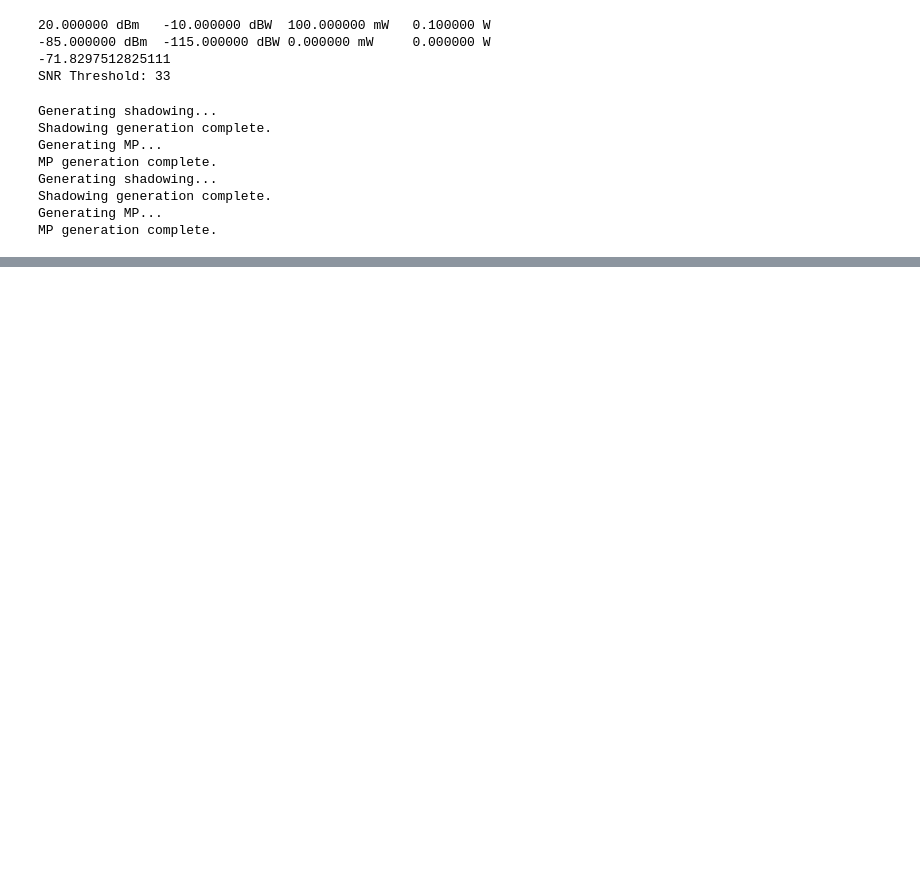
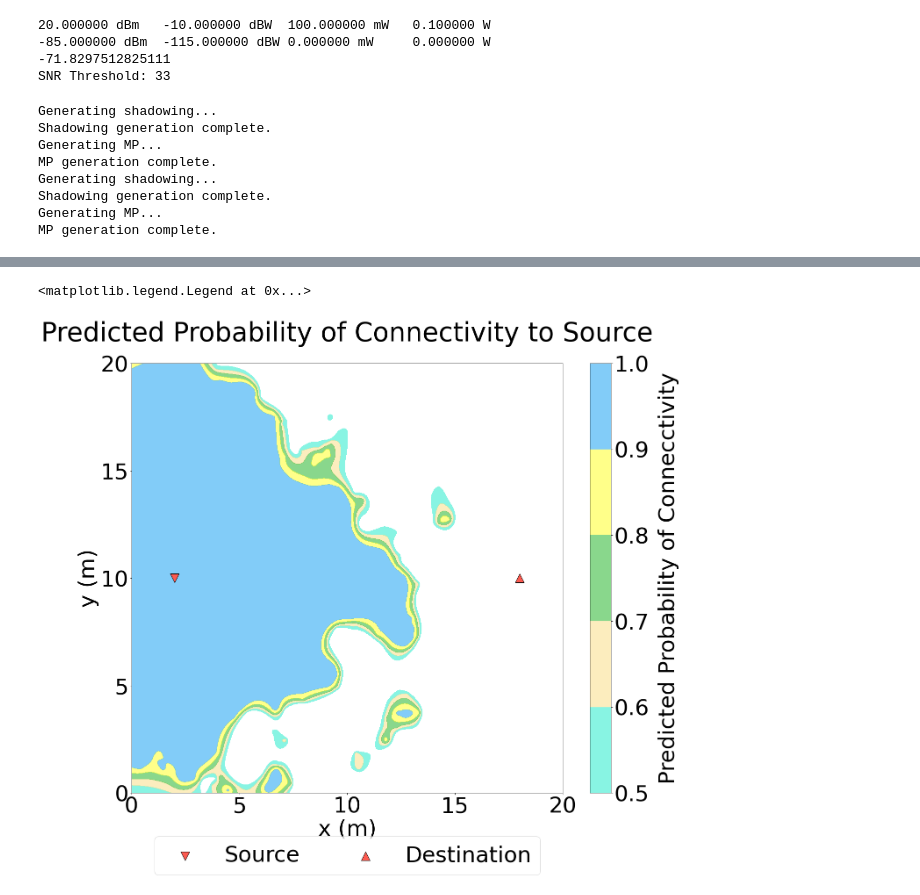
Before and after one commit to zhiyunjiang/CommMotionPlanning, a Jupyter notebook: python/touring_relay/Fig - regional decomposition.ipynb, the cells around one changed output, grey strips where cells are left out. Saved outputs shown, nothing was run; the diff lists cells and outputs as text; code cells hidden in the pictures; blank space fills up the shorter version.

```diff
--- a/python/touring_relay/Fig - regional decomposition.ipynb
+++ b/python/touring_relay/Fig - regional decomposition.ipynb
@@ -195,0 +250,26 @@ Number of Convex Polygons in Partition: 10
+# %%
+#3 Predicted Probability of connectiivty to source
+fig = plt.figure(figsize=(22,18))
+p_field = pfs[0]
+nx, ny = p_field.shape
+X = np.linspace(region[1], region[0], nx)
+Y = np.linspace(region[3], region[2], ny)
+
+C = plt.contourf(X, Y, p_field.T,[0.5, 0.6, 0.7, 0.8, 0.9, 1 ], alpha = 0.5, colors = ['xkcd:aqua', 'xkcd:wheat', 'xkcd:green', 'xkcd:yellow', 'xkcd:azure', ])
+cb = fig.colorbar(C)
+cb.set_label('Predicted Probability of Connecctivity', labelpad=20)
+
+plt.scatter([qBase[0][0]], [qBase[0][1]], color=color, marker='v', s=400, edgecolor='k', label='Source')
+plt.scatter([qBase[1][0]], [qBase[1][1]], color=color, marker='^', s=400, edgecolor='k', label='Destination')
+plt.xlim(region[1],region[0])
+plt.xticks([0, 5, 10, 15, 20])
+plt.yticks([0, 5, 10, 15, 20])
+plt.ylim(region[2],region[3])
+plt.xlabel('x (m)')
+plt.ylabel('y (m)')
+plt.gca().invert_yaxis()
+plt.title('Predicted Probability of Connectivity to Source', pad=50)
+plt.legend(loc='upper center', bbox_to_anchor=[0.5,-.075], ncol=2)
+# %% [output]
+<matplotlib.legend.Legend at 0x...>
+[figure, added]
```
Also changed, not shown: parts of 17 cells of this notebook, 11 other files.
